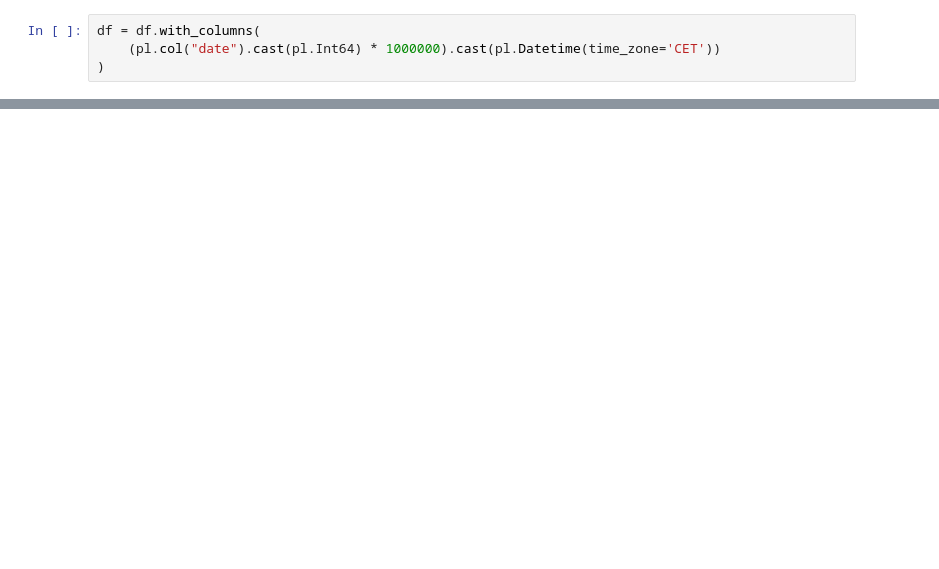
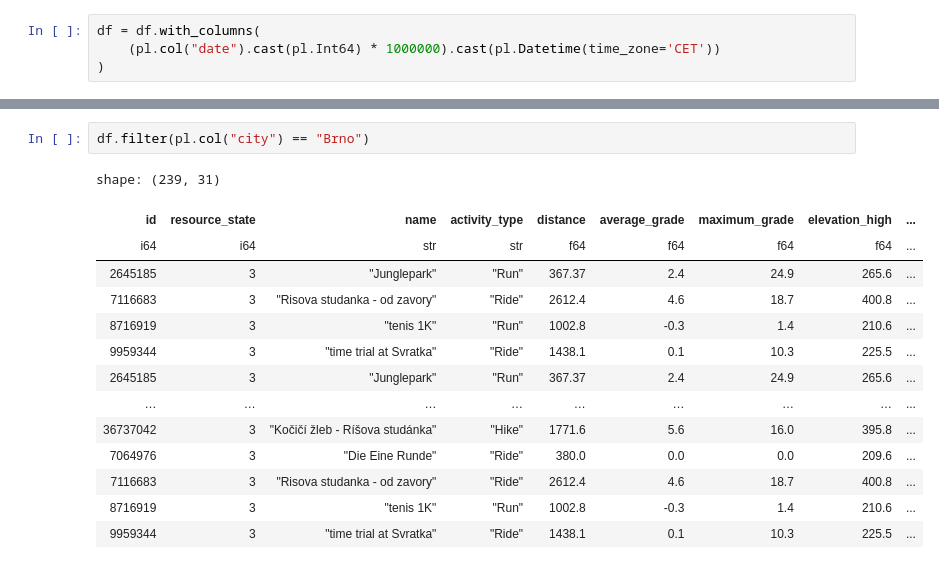
Before and after one commit to DataRozhlas/strava, a Jupyter notebook: 010_segments_cleaning.ipynb, the cells around one changed output, grey strips where cells are left out. Drawn from its saved outputs; the diff is of its cells as text; blank space fills up the shorter version.

```diff
--- a/010_segments_cleaning.ipynb
+++ b/010_segments_cleaning.ipynb
@@ -123,0 +307,17 @@ NameError: name 'which' is not defined
+# %%
+df.filter(pl.col("city") == "Brno")
+# %% [output]
+shape: (239, 31)
+| id | resource_state | name | activity_type | distance | average_grade | maximum_grade | elevation_high | ... |
+| i64 | i64 | str | str | f64 | f64 | f64 | f64 | ... |
+| 2645185 | 3 | "Junglepark" | "Run" | 367.37 | 2.4 | 24.9 | 265.6 | ... |
+| 7116683 | 3 | "Risova studanka - od zavory" | "Ride" | 2612.4 | 4.6 | 18.7 | 400.8 | ... |
+| 8716919 | 3 | "tenis 1K" | "Run" | 1002.8 | -0.3 | 1.4 | 210.6 | ... |
+| 9959344 | 3 | "time trial at Svratka" | "Ride" | 1438.1 | 0.1 | 10.3 | 225.5 | ... |
+| 2645185 | 3 | "Junglepark" | "Run" | 367.37 | 2.4 | 24.9 | 265.6 | ... |
+| … | … | … | … | … | … | … | … | ... |
+| 36737042 | 3 | "Kočičí žleb - Ríšova studánka" | "Hike" | 1771.6 | 5.6 | 16.0 | 395.8 | ... |
+| 7064976 | 3 | "Die Eine Runde" | "Ride" | 380.0 | 0.0 | 0.0 | 209.6 | ... |
+| 7116683 | 3 | "Risova studanka - od zavory" | "Ride" | 2612.4 | 4.6 | 18.7 | 400.8 | ... |
+| 8716919 | 3 | "tenis 1K" | "Run" | 1002.8 | -0.3 | 1.4 | 210.6 | ... |
+| 9959344 | 3 | "time trial at Svratka" | "Ride" | 1438.1 | 0.1 | 10.3 | 225.5 | ... |
```
Also changed, not shown: parts of 26 cells of this notebook, 6 other files.
